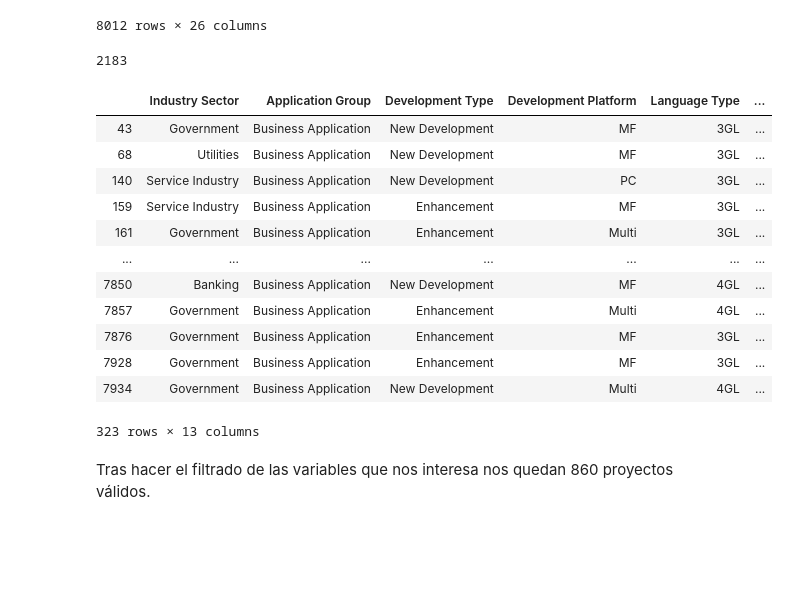
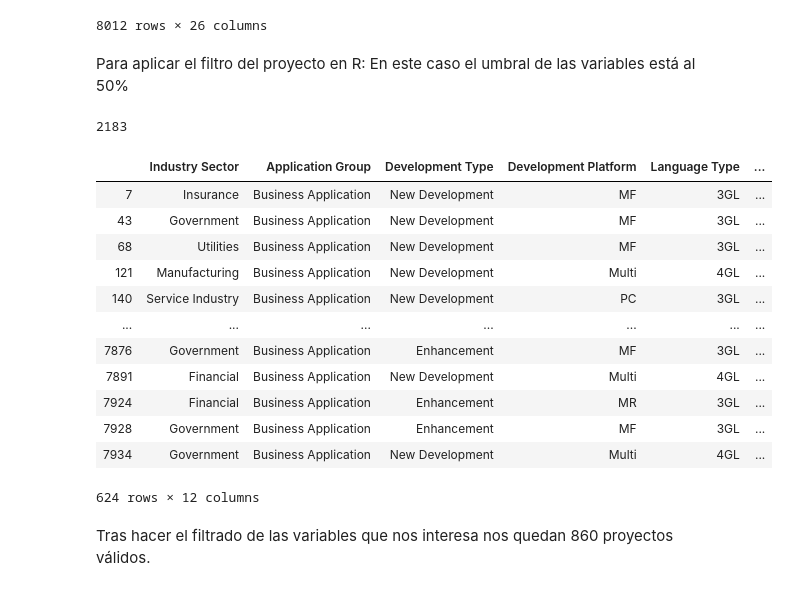
Before and after one commit to ivanajenjo/TFG, a Jupyter notebook: src/import.ipynb, the cells around one changed output. Drawn from its saved outputs; the diff is of its cells as text; code cells hidden in the pictures; blank space fills up the shorter version.

```diff
--- a/src/import.ipynb
+++ b/src/import.ipynb
@@ -22,34 +22,37 @@ df
 | 8010 | B | B | NaN | NaN | Enhancement | ... |
 | 8011 | B | B | Manufacturing | NaN | New Development | ... |
 8012 rows × 26 columns
+# %% [markdown]
+Para aplicar el filtro del proyecto en R:
+En este caso el umbral de las variables está al 50%
 # %%
 filtro = ((df['Data Quality Rating'] == 'A') | (df['Data Quality Rating'] == 'B')) & ((df['UFP rating'] == 'A') | (df['UFP rating'] == 'B'))
 df = df.loc[filtro, :]
 filtro = (df['Normalised Work Effort Level 1'].notnull()) & (df['Normalised Work Effort Level 1'] == df['Summary Work Effort'])
 df = df.loc[filtro, :]
 filtro = df['Count Approach'] == 'IFPUG 4+'
 df = df.loc[filtro, :]
 variables = ['Industry Sector','Application Group', 'Development Type', 'Development Platform', 'Language Type', 'Primary Programming Language', 'Functional Size', 'Adjusted Function Points', 'Normalised Work Effort Level 1', 'Project Elapsed Time', 'Business Area Type', '1st Data Base System', 'Used Methodology', 'Max Team Size', 'Average Team Size', 'Input count', 'Output count', 'Enquiry count', 'File count', 'Interface count', 'Agile Method Used']
 df = df.loc[:, variables]
-df = df.dropna(axis=1, thresh=int(0.4*len(df)))
+df = df.dropna(axis=1, thresh=int(0.5*len(df)))
 print(len(df))
 df = df.dropna()
 df
 # %% [output]
 2183
 |  | Industry Sector | Application Group | Development Type | Development Platform | Language Type | ... |
+| 7 | Insurance | Business Application | New Development | MF | 3GL | ... |
 | 43 | Government | Business Application | New Development | MF | 3GL | ... |
 | 68 | Utilities | Business Application | New Development | MF | 3GL | ... |
+| 121 | Manufacturing | Business Application | New Development | Multi | 4GL | ... |
 | 140 | Service Industry | Business Application | New Development | PC | 3GL | ... |
-| 159 | Service Industry | Business Application | Enhancement | MF | 3GL | ... |
-| 161 | Government | Business Application | Enhancement | Multi | 3GL | ... |
 | ... | ... | ... | ... | ... | ... | ... |
-| 7850 | Banking | Business Application | New Development | MF | 4GL | ... |
-| 7857 | Government | Business Application | Enhancement | Multi | 4GL | ... |
 | 7876 | Government | Business Application | Enhancement | MF | 3GL | ... |
+| 7891 | Financial | Business Application | New Development | Multi | 4GL | ... |
+| 7924 | Financial | Business Application | Enhancement | MR | 3GL | ... |
 | 7928 | Government | Business Application | Enhancement | MF | 3GL | ... |
 | 7934 | Government | Business Application | New Development | Multi | 4GL | ... |
-323 rows × 13 columns
+624 rows × 12 columns
 # %% [markdown]
 Tras hacer el filtrado de las variables que nos interesa nos quedan 860 proyectos válidos.
 # %% [markdown]
```
Also changed, not shown: parts of 2 cells of this notebook, 2 other files.
